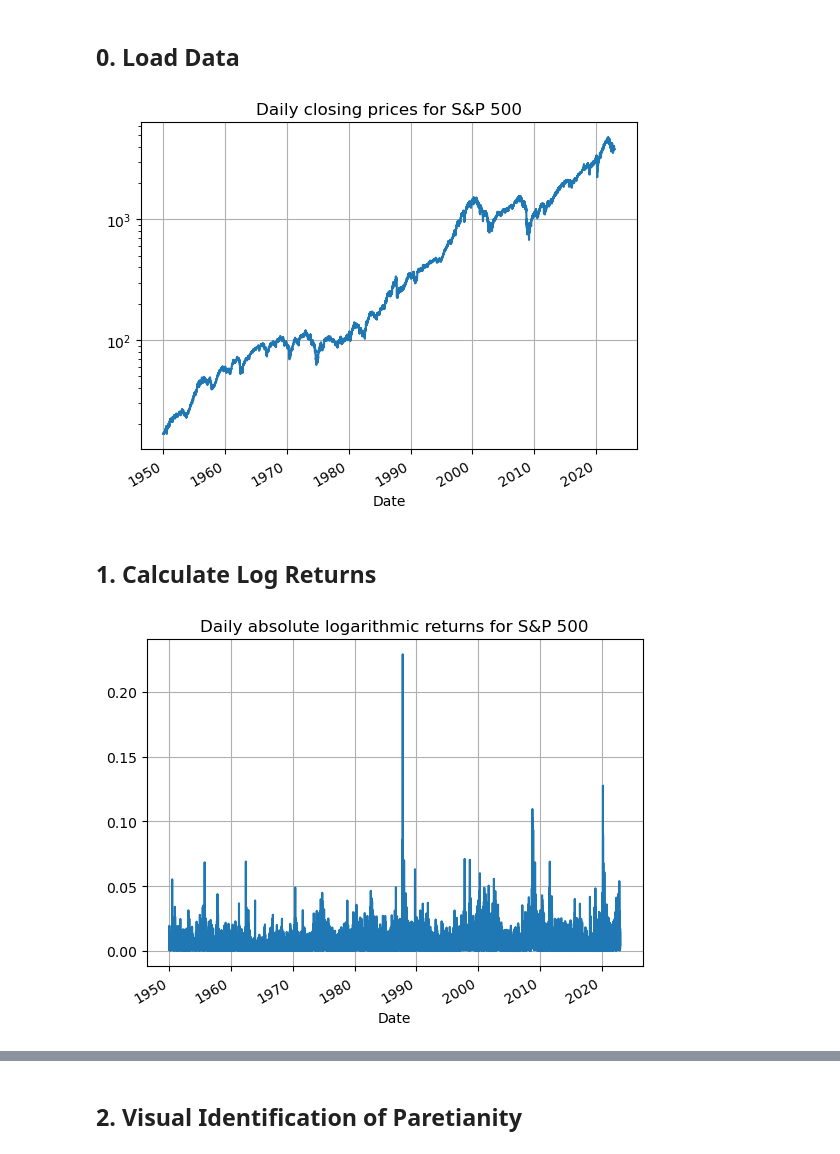
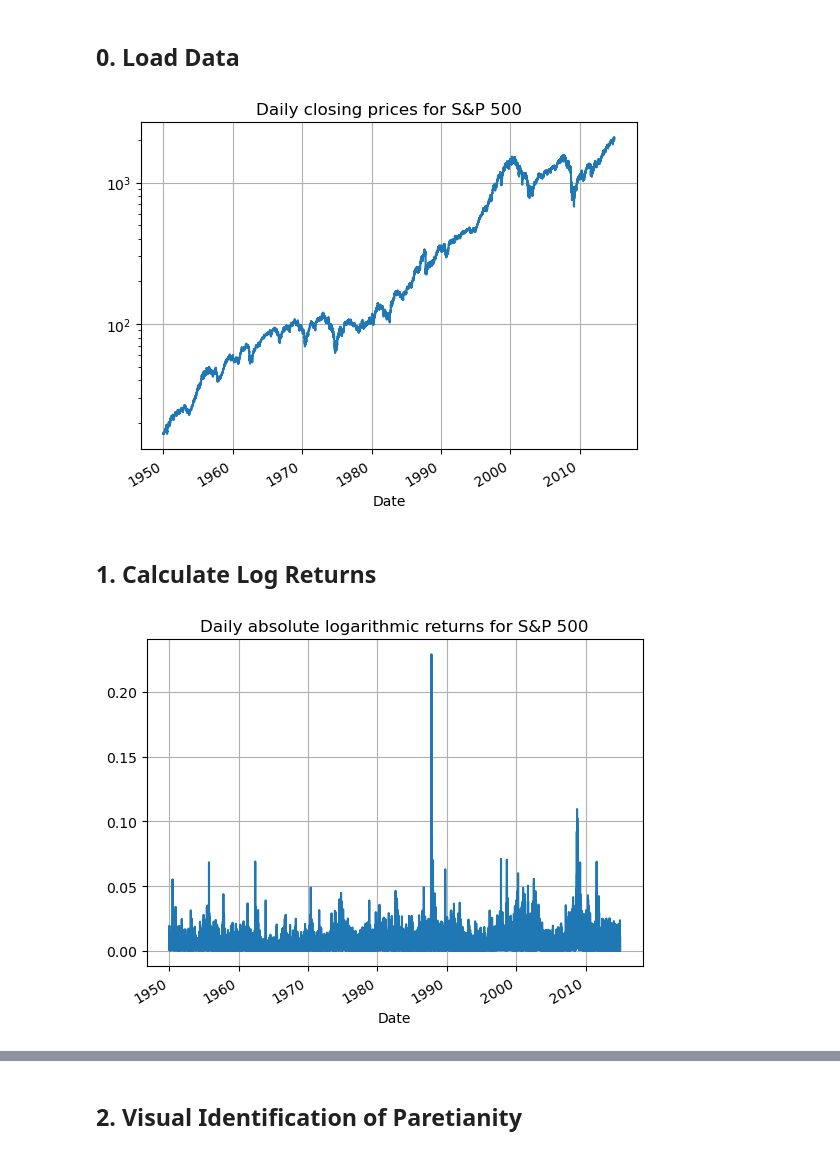
Before and after one commit to ssadjina/FatTailedTools, a Jupyter notebook: notebook_examples.ipynb, the cells around one changed output, grey strips where cells are left out. Saved outputs shown, nothing was run; the diff lists cells and outputs as text; code cells hidden in the pictures.

```diff
--- a/notebook_examples.ipynb
+++ b/notebook_examples.ipynb
@@ -5,6 +5,7 @@ This notebook is meant to demonstrate the use of the various functions. As **cas
 # %% [markdown]
 ## 0. Load Data
 # %%
+import matplotlib.pyplot as plt
 import pandas as pd
 
 # Read daily prices of S&P500 from csv file
@@ -20,12 +21,12 @@ df.sort_index(inplace=True, ascending=True)
 df.index = pd.to_datetime(df.index)
 
 # Use data between 1950 and 2022
-series = df.loc['1950-01-01':'2022-12-31', 'Close']
+series = df.loc['1950-01-01':'2014-12-31', 'Close'].dropna()
 
 # Visualize
 series.plot(logy=True, grid=True, title='Daily closing prices for S&P 500');
 # %% [output]
-[figure, old version]
+[figure, new version]
 # %% [markdown]
 ## 1. Calculate Log Returns
 # %%
@@ -33,15 +34,15 @@ from FatTailedTools import returns, tails
 # %%
 # Get logarithmic returns from daily closing prices of the S&P500 between 1950 and 2022
 log_returns = returns.get_log_returns(series=series)
 
 # Get absolute returns
-log_returns_abs = tails.get_both_tails(log_returns)
+log_returns_abs = tails.get_both_tails(series=log_returns)
 
 # Get returns for left and right tails separately
-log_returns_left  = tails.get_left_tail(log_returns)
-log_returns_right = tails.get_right_tail(log_returns)
+log_returns_left  = tails.get_left_tail(series=log_returns)
+log_returns_right = tails.get_right_tail(series=log_returns)
 
 # Visualize
 log_returns_abs.plot(grid=True, title='Daily absolute logarithmic returns for S&P 500');
 # %% [output]
-[figure, old version]
+[figure, new version]
```
Also changed, not shown: parts of 18 cells of this notebook, 1 other file.
